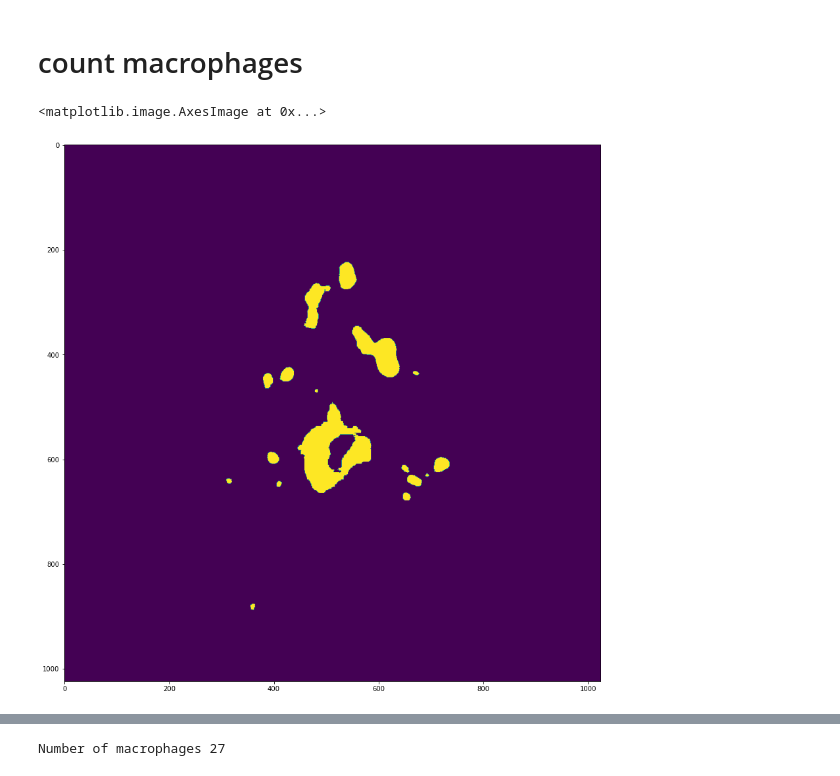
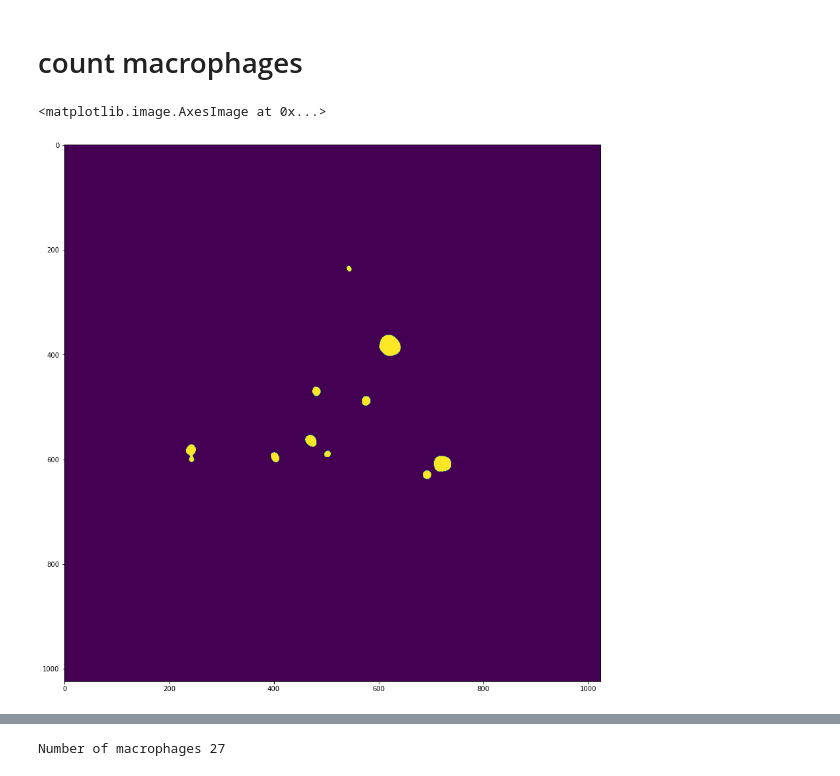
Before and after one commit to wgiese/zebrafish_xenograft_analysis, a Jupyter notebook: notebooks/count_macrophages.ipynb, the cells around one changed output, grey strips where cells are left out. Drawn from its saved outputs; the diff is of its cells as text; code cells hidden in the pictures.

Commit message:
added function for otsu thresholding in 3D

```diff
--- a/notebooks/count_macrophages.ipynb
+++ b/notebooks/count_macrophages.ipynb
@@ -66,9 +62,10 @@ ax.imshow(macrophages_example[50,:,:])
 # %%
+###### smooth just one time point
 sigma0 = 5
 
-im_macrophage_smoothed = gaussian_filter(im_macrophages, sigma = sigma0)
-#im_tumor_smoothed = gaussian_filter(im_tumor[0,:,:,:], sigma = sigma0)
-#im_vessel_smoothed = gaussian_filter(im_vessel[0,:,:,:], sigma = sigma0)
+im_macrophage_smoothed = gaussian_filter(im_macrophages[0,:,:,:], sigma = sigma0)
+im_tumor_smoothed = gaussian_filter(im_tumor[0,:,:,:], sigma = sigma0)
+im_vessel_smoothed = gaussian_filter(im_vessel[0,:,:,:], sigma = sigma0)
 # %%
 fig, ax = plt.subplots(figsize=(15,15))
 ax.imshow(im_macrophage_smoothed[50,:,:])
@@ -79,10 +108,11 @@ ax.imshow(im_macrophage_smoothed[50,:,:])
 # %% [markdown]
 # count macrophages
 # %%
+######## OTSU threshold of single frame
 macrophages_mask = np.where(im_macrophage_smoothed > threshold_otsu(im_macrophage_smoothed), True, False)
 fig, ax = plt.subplots(figsize=(15,15))
-ax.imshow(macrophages_mask[0,50,:,:])
+ax.imshow(macrophages_mask[50,:,:])
 #ax.imshow(np.amax(macrophages_mask, axis = 0))
 # %% [output]
 <matplotlib.image.AxesImage at 0x...>
-[figure, old version]
+[figure, new version]
```
Also changed, not shown: parts of 9 cells of this notebook, 3 other files.
